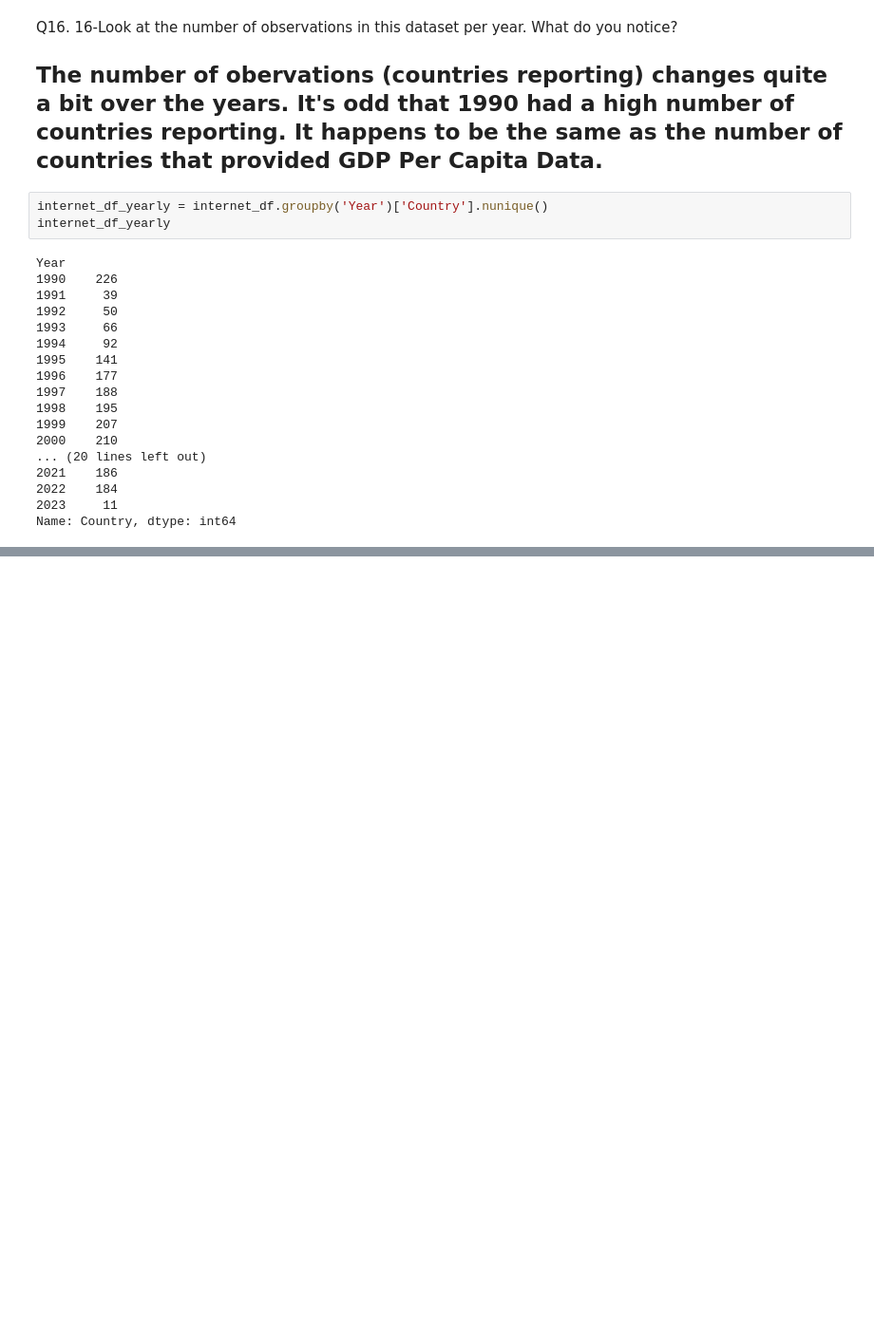
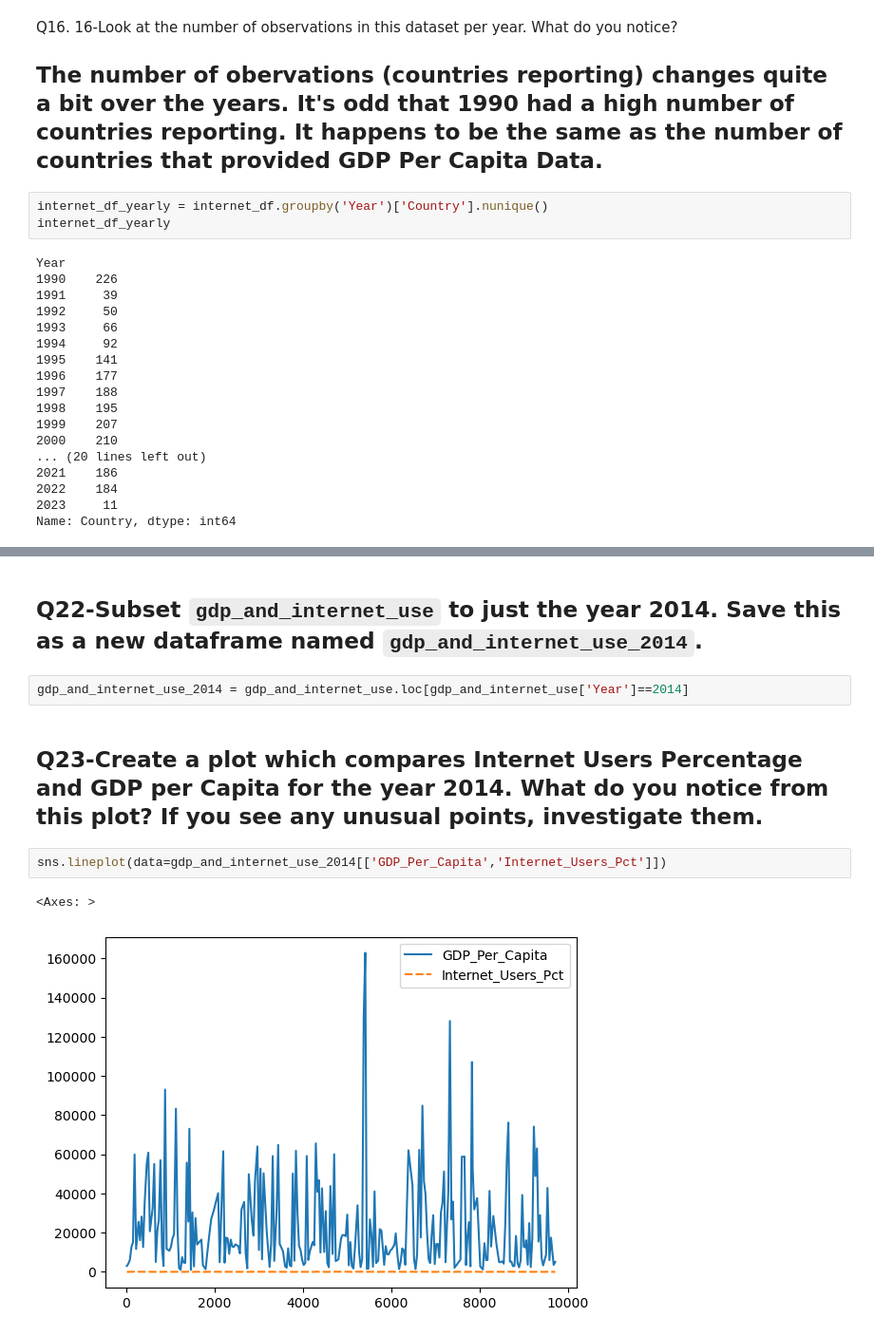
Before and after one commit to NSS-Data-Analytics-Cohort-17/un-datasets-jlmowrey, a Jupyter notebook: notebooks/un_project.ipynb, the cells around one changed output, grey strips where cells are left out. Shown at 95% size. Drawn from its saved outputs; the diff is of its cells as text; blank space fills up the shorter version.

```diff
--- a/notebooks/un_project.ipynb
+++ b/notebooks/un_project.ipynb
@@ -385,0 +533,14 @@ internet_df_iup =
+# %% [markdown]
+Q22-Subset `gdp_and_internet_use` to just the year 2014. Save this as a new dataframe named `gdp_and_internet_use_2014`.
+-
+# %%
+gdp_and_internet_use_2014 = gdp_and_internet_use.loc[gdp_and_internet_use['Year']==2014]
+# %% [markdown]
+Q23-Create a plot which compares Internet Users Percentage and GDP per Capita for the year 2014.
+    What do you notice from this plot? If you see any unusual points, investigate them.
+-
+# %%
+sns.lineplot(data=gdp_and_internet_use_2014[['GDP_Per_Capita','Internet_Users_Pct']])
+# %% [output]
+<Axes: >
+[figure, added]
```
Also changed, not shown: parts of 30 cells of this notebook, 4 other files.
